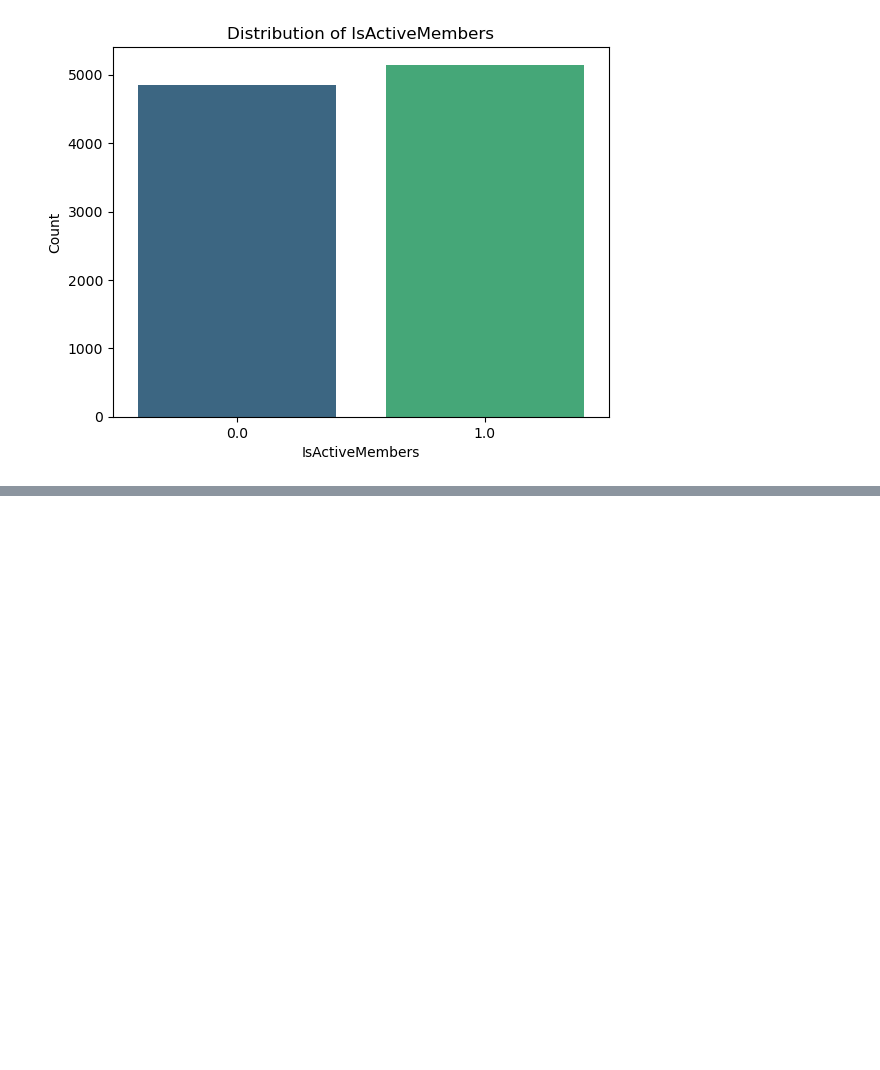
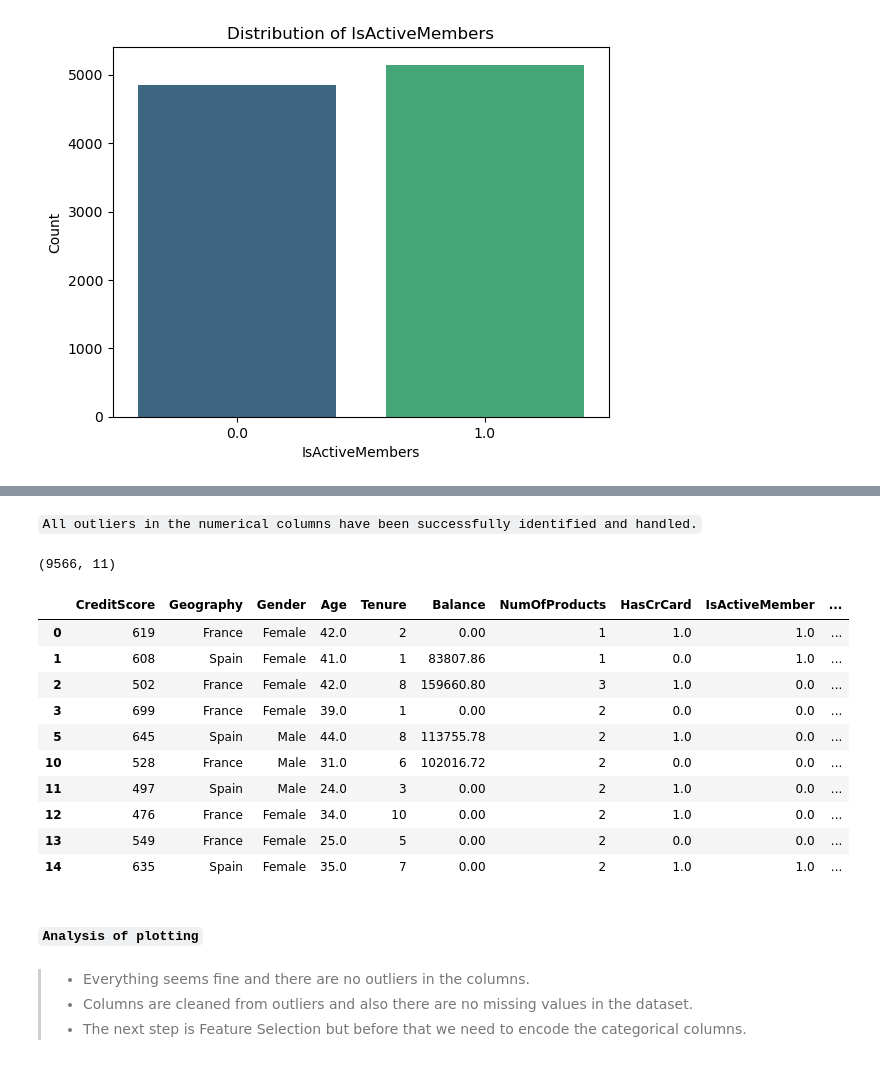
Before and after one commit to prashantpq/Data-Science-Internship, a Jupyter notebook: Week_4/Bank_Customer_Churn_Prediction/main.ipynb, the cells around one changed output, grey strips where cells are left out. Cells and saved outputs as stored; diff of their text form; code cells hidden in the pictures; blank space fills up the shorter version.

```diff
--- a/Week_4/Bank_Customer_Churn_Prediction/main.ipynb
+++ b/Week_4/Bank_Customer_Churn_Prediction/main.ipynb
@@ -380,0 +454,26 @@ plt.show()
+# %% [markdown]
+`All outliers in the numerical columns have been successfully identified and handled.`
+# %%
+df.shape
+# %% [output]
+(9566, 11)
+# %%
+df.head(10)
+# %% [output]
+|  | CreditScore | Geography | Gender | Age | Tenure | Balance | NumOfProducts | HasCrCard | IsActiveMember | ... |
+| 0 | 619 | France | Female | 42.0 | 2 | 0.00 | 1 | 1.0 | 1.0 | ... |
+| 1 | 608 | Spain | Female | 41.0 | 1 | 83807.86 | 1 | 0.0 | 1.0 | ... |
+| 2 | 502 | France | Female | 42.0 | 8 | 159660.80 | 3 | 1.0 | 0.0 | ... |
+| 3 | 699 | France | Female | 39.0 | 1 | 0.00 | 2 | 0.0 | 0.0 | ... |
+| 5 | 645 | Spain | Male | 44.0 | 8 | 113755.78 | 2 | 1.0 | 0.0 | ... |
+| 10 | 528 | France | Male | 31.0 | 6 | 102016.72 | 2 | 0.0 | 0.0 | ... |
+| 11 | 497 | Spain | Male | 24.0 | 3 | 0.00 | 2 | 1.0 | 0.0 | ... |
+| 12 | 476 | France | Female | 34.0 | 10 | 0.00 | 2 | 1.0 | 0.0 | ... |
+| 13 | 549 | France | Female | 25.0 | 5 | 0.00 | 2 | 0.0 | 0.0 | ... |
+| 14 | 635 | Spain | Female | 35.0 | 7 | 0.00 | 2 | 1.0 | 1.0 | ... |
+# %% [markdown]
+##### `Analysis of plotting`
+# %% [markdown]
+> * Everything seems fine and there are no outliers in the columns.
+> * Columns are cleaned from outliers and also there are no missing values in the dataset.
+> * The next step is Feature Selection but before that we need to encode the categorical columns.
```
Also changed, not shown: parts of 9 cells of this notebook.
